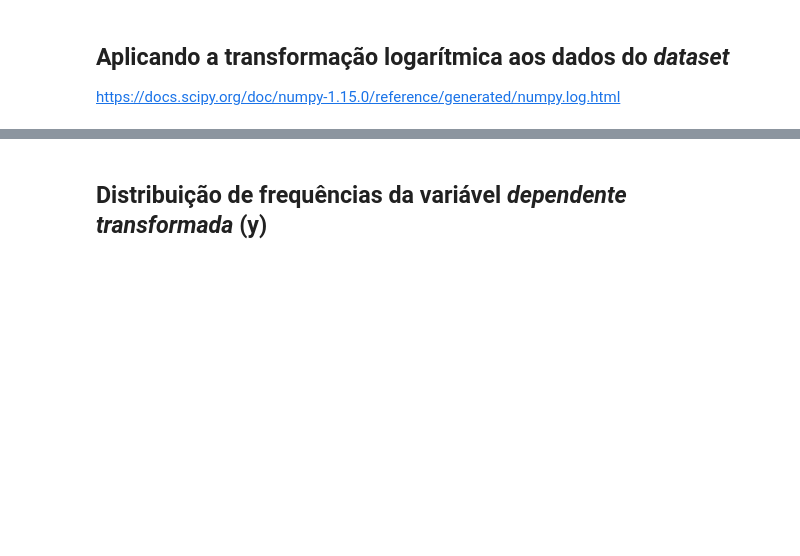
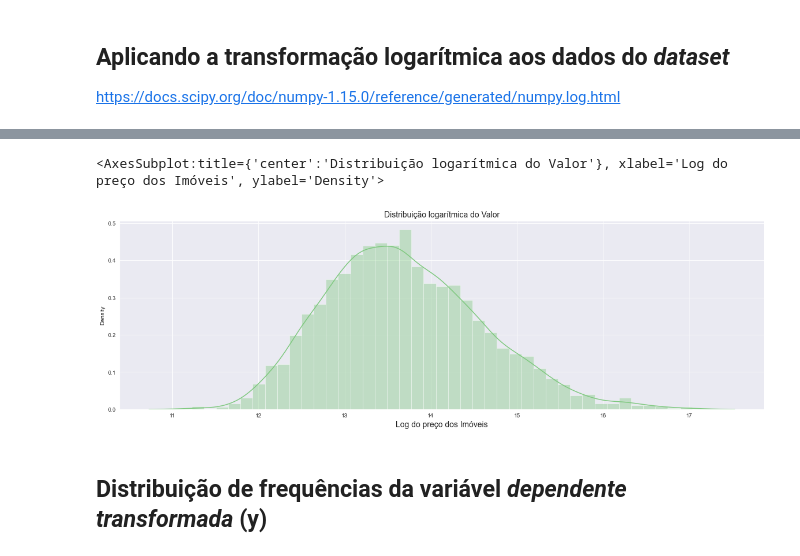
Before and after one commit to matheus6266/formacao_data_science, a Jupyter notebook: 05 - Regressão Linear - Técnicas Avançadas/data-science/reg-linear-II/Projeto/Regressão Linear.ipynb, the cells around one changed output, grey strips where cells are left out. Saved outputs shown, nothing was run; the diff lists cells and outputs as text; code cells hidden in the pictures; blank space fills up the shorter version.

```diff
--- a/05 - Regressão Linear - Técnicas Avançadas/data-science/reg-linear-II/Projeto/Regressão Linear.ipynb
+++ b/05 - Regressão Linear - Técnicas Avançadas/data-science/reg-linear-II/Projeto/Regressão Linear.ipynb
@@ -191,3 +193,11 @@ ax
 ## Aplicando a transformação logarítmica aos dados do *dataset*
 
 https://docs.scipy.org/doc/numpy-1.15.0/reference/generated/numpy.log.html
+# %%
+# Estamos somando +1 ao argumento do np.log(), pois temos o valor 0 neste data frame e não exite o log(0).
+
+data["log_Valor"] = np.log(data["Valor"])
+data["log_Area"] = np.log(data["Area"])
+data["log_Dist_Praia"] = np.log(data["Dist_Praia"] + 1)
+data["log_Dist_Farmacia"] = np.log(data["Dist_Farmacia"] + 1)
+data
@@ -194,2 +218,11 @@ https://docs.scipy.org/doc/numpy-1.15.0/reference/generated/numpy.log.html
+# %%
+ax = sns.distplot(data["log_Valor"])
+ax.figure.set_size_inches(20, 6)
+ax.set_title("Distribuição logarítmica do Valor", fontsize = 14)
+ax.set_xlabel("Log do preço dos Imóveis", fontsize = 14)
+ax
+# %% [output]
+<AxesSubplot:title={'center':'Distribuição logarítmica do Valor'}, xlabel='Log do preço dos Imóveis', ylabel='Density'>
+[figure, added]
 # %% [markdown]
 ## Distribuição de frequências da variável *dependente transformada* (y)
```
Also changed, not shown: parts of 4 cells of this notebook.
